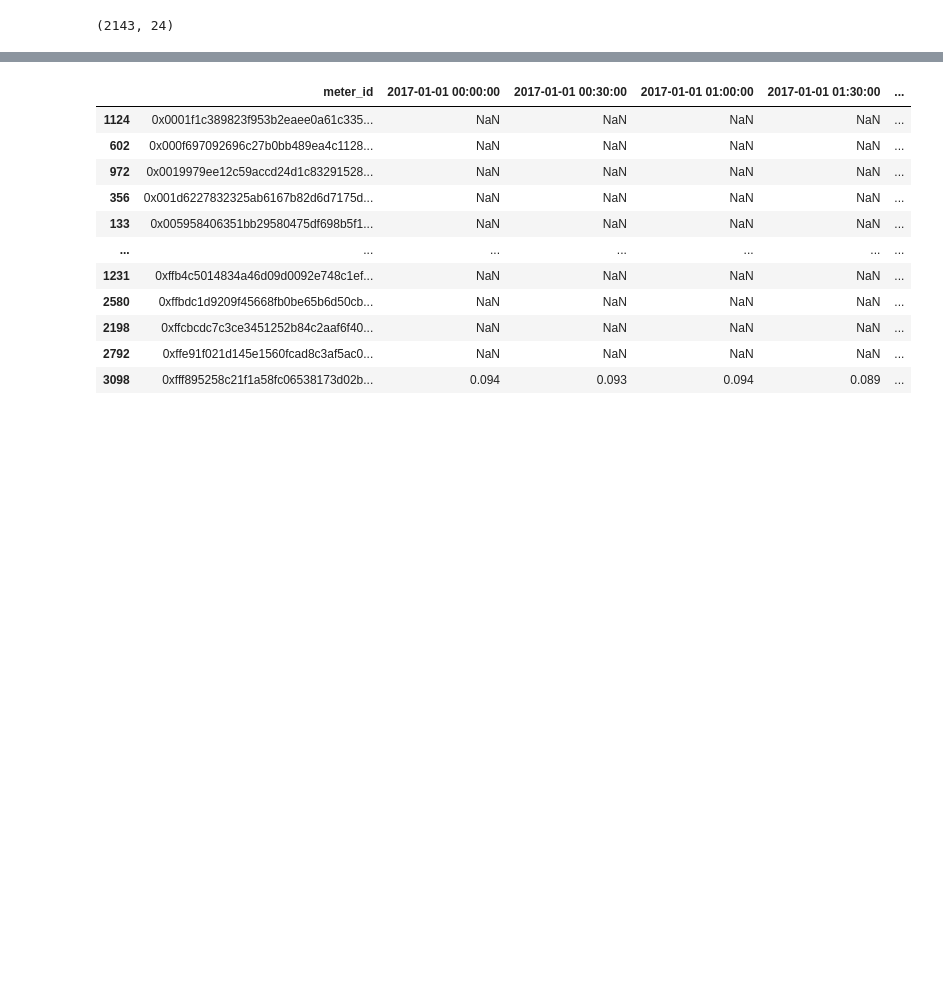
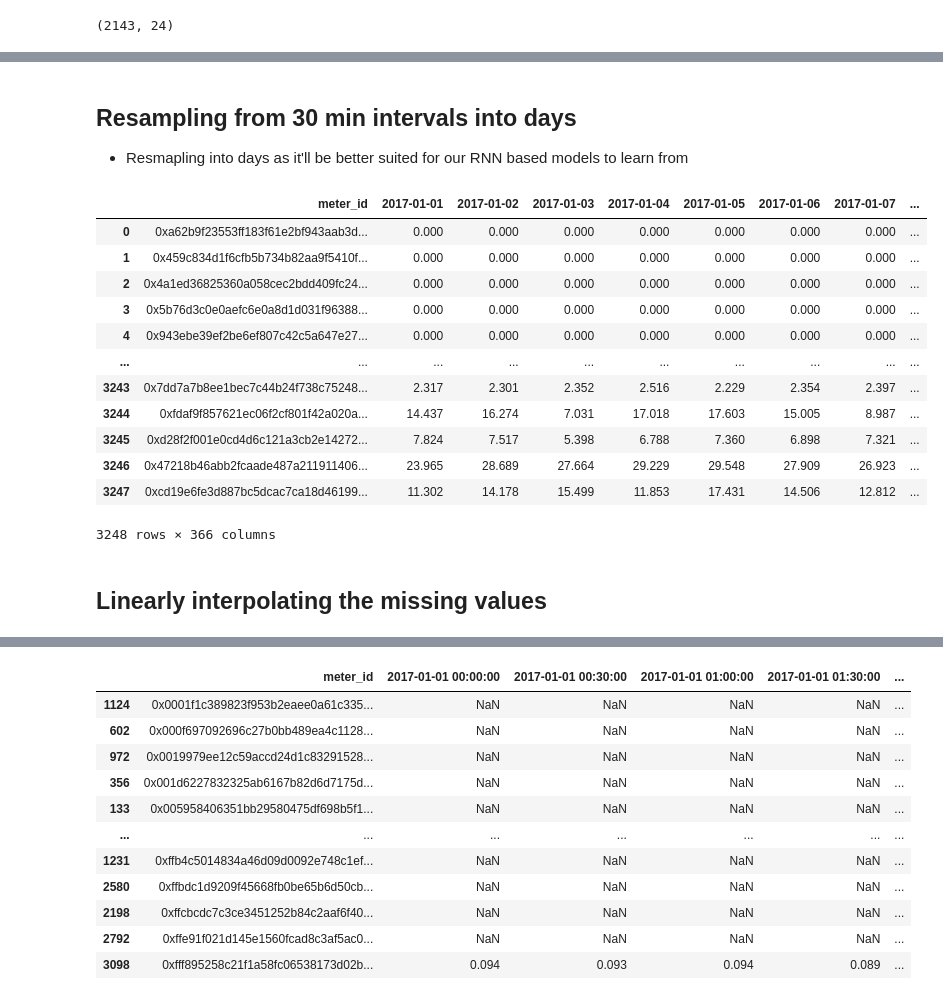
Before and after one commit to danielmusselwhite/UG_Dissertation_Energy_Forecasting, a Jupyter notebook: Src/Jupyter_Notebooks/1. EDA.ipynb, the cells around one changed output, grey strips where cells are left out. Drawn from its saved outputs; the diff is of its cells as text; code cells hidden in the pictures; blank space fills up the shorter version.

Commit message:
resampling consumpting into days then linearly interpolating missing values. TODO:add yearly mean column to addInfo to better cluster via knn; making use of information from the energy readings

```diff
--- a/Src/Jupyter_Notebooks/1. EDA.ipynb
+++ b/Src/Jupyter_Notebooks/1. EDA.ipynb
@@ -95,0 +115,48 @@ df_info.shape
+# %% [markdown]
+## Resampling from 30 min intervals into days
+* Resmapling into days as it'll be better suited for our RNN based models to learn from
+# %%
+# function for resampling into day
+def resample_to_day(df_energy, file_name):
+    #resampling into day giving us the total energy for that day (this will be what we use to learn)
+    df_energy_day = pd.DataFrame(columns=["meter_id"])
+    df_energy_day["meter_id"] = meter_id
+
+    #range of days we have in the dataset
+    start_day = datetime(2017, 1, 1)
+    end_day = datetime(2017, 12, 31)
+    #for each day in the range of dates
+    for day_i in pd.date_range(start_day, end_day, freq = "D"):
+        #get this days name as a string
+        dayname = str(day_i.date())
+        #get all columns that relate to this day
+        col_day_i = [i for i in df_energy.columns.values[1:] if i.startswith(dayname)]
+        #sum these up into a daily value
+        df_energy_day[dayname] = df_energy[col_day_i].sum(axis=1)
+
+    #saving the dataframe
+    if(os.path.exists(f"../Data/Preprocessed_Data/{file_name}.pkl")==False):
+        df_energy_day.to_pickle(f"../Data/Preprocessed_Data/{file_name}.pkl")
+
+    return df_energy_day
+# %%
+# resampling the original data into a daily value
+df_energy_daily = resample_to_day(df_energy, "consumption_daily")
+# %%
+df_energy_daily
+# %% [output]
+|  | meter_id | 2017-01-01 | 2017-01-02 | 2017-01-03 | 2017-01-04 | 2017-01-05 | 2017-01-06 | 2017-01-07 | ... |
+| 0 | 0xa62b9f23553ff183f61e2bf943aab3d... | 0.000 | 0.000 | 0.000 | 0.000 | 0.000 | 0.000 | 0.000 | ... |
+| 1 | 0x459c834d1f6cfb5b734b82aa9f5410f... | 0.000 | 0.000 | 0.000 | 0.000 | 0.000 | 0.000 | 0.000 | ... |
+| 2 | 0x4a1ed36825360a058cec2bdd409fc24... | 0.000 | 0.000 | 0.000 | 0.000 | 0.000 | 0.000 | 0.000 | ... |
+| 3 | 0x5b76d3c0e0aefc6e0a8d1d031f96388... | 0.000 | 0.000 | 0.000 | 0.000 | 0.000 | 0.000 | 0.000 | ... |
+| 4 | 0x943ebe39ef2be6ef807c42c5a647e27... | 0.000 | 0.000 | 0.000 | 0.000 | 0.000 | 0.000 | 0.000 | ... |
+| ... | ... | ... | ... | ... | ... | ... | ... | ... | ... |
+| 3243 | 0x7dd7a7b8ee1bec7c44b24f738c75248... | 2.317 | 2.301 | 2.352 | 2.516 | 2.229 | 2.354 | 2.397 | ... |
+| 3244 | 0xfdaf9f857621ec06f2cf801f42a020a... | 14.437 | 16.274 | 7.031 | 17.018 | 17.603 | 15.005 | 8.987 | ... |
+| 3245 | 0xd28f2f001e0cd4d6c121a3cb2e14272... | 7.824 | 7.517 | 5.398 | 6.788 | 7.360 | 6.898 | 7.321 | ... |
+| 3246 | 0x47218b46abb2fcaade487a211911406... | 23.965 | 28.689 | 27.664 | 29.229 | 29.548 | 27.909 | 26.923 | ... |
+| 3247 | 0xcd19e6fe3d887bc5dcac7ca18d46199... | 11.302 | 14.178 | 15.499 | 11.853 | 17.431 | 14.506 | 12.812 | ... |
+3248 rows × 366 columns
+# %% [markdown]
+## Linearly interpolating the missing values
```
Also changed, not shown: parts of 36 cells of this notebook, 1 other file.
